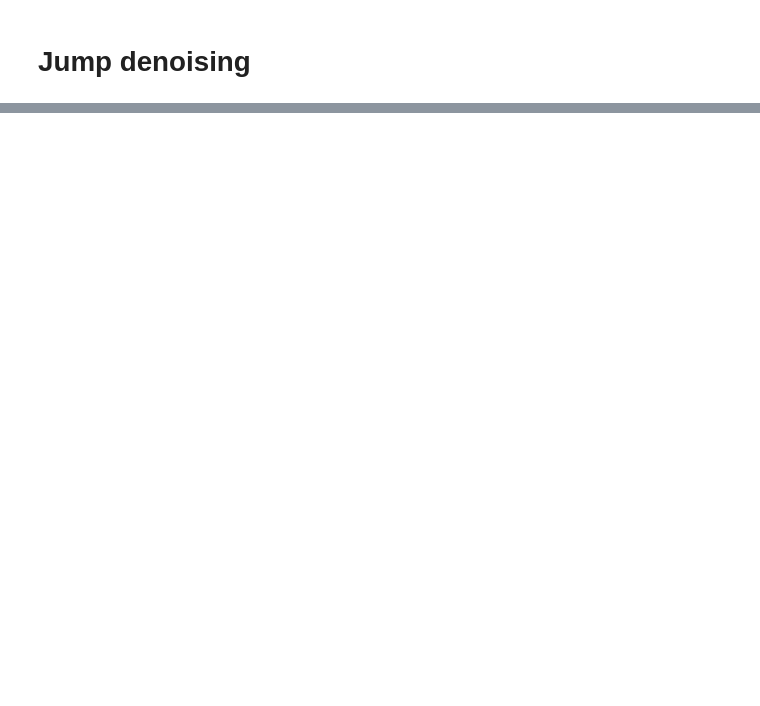
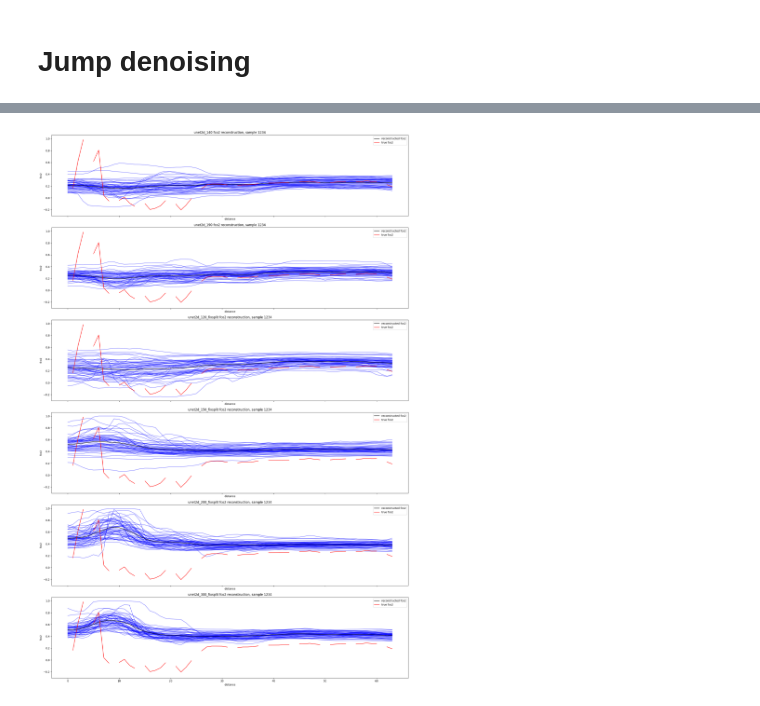
Before and after one commit to ebrusoni/fco2diffusion, a Jupyter notebook: training/eval.ipynb, the cells around one changed output, grey strips where cells are left out. Cells and saved outputs as stored; diff of their text form; code cells hidden in the pictures; blank space fills up the shorter version.

```diff
--- a/training/eval.ipynb
+++ b/training/eval.ipynb
@@ -322,0 +341,11 @@ plt.show()
+# %%
+
+fco2 = torch.from_numpy(val_ds[ix, 0:1, :]).float().view(1, 1, -1)
+nan_sample = torch.where(torch.isnan(fco2), torch.zeros_like(fco2), fco2)
+context = torch.from_numpy(val_ds[ix, 1:, :]).float().view(1, -1, 64)
+print(context.shape)
+print(sample.shape)
+
+jump = 5
+for model_name, model in models.items():
+    recs[model_name]['jump_denoising'] = one_jump_denoising(sample, model['model'], model['scheduler'], n_samples=50, jump=jump, timesteps=timesteps)
@@ -322,0 +361,21 @@ plt.show()
+# %%
+# plot the samples
+fig, axs = plt.subplots(n_models, 1, figsize=(20, n_models*5), sharex=True, sharey=True)
+# ax = plot_samples(axs[0], samples_1d.squeeze(1), sample[0:1, :], ix, "unet1d")
+# ax = plot_samples(axs[1], samples_2d.squeeze(1), sample[0:1, :], ix, "unet2d")
+# ax = plot_samples(axs[2], samples_2d_renko.squeeze(1), sample[0:1, :], ix, "unet2d_renko")
+# ax = plot_samples(axs[3], samples_2d_renko140.squeeze(1), sample[0:1, :], ix, "unet2d_renko140")
+# ax = plot_samples(axs[4], samples_2d_renko190.squeeze(1), sample[0:1, :], ix, "unet2d_renko190")
+# plt.tight_layout()
+# plt.show()
+for i, (model_name, rec) in enumerate(recs.items()):
+    plot_samples(axs[i], rec['jump_denoising'].squeeze(1), sample[0:1, :], ix, model_name)
+    axs[i].legend()
+    axs[i].set_title(f"{model_name} fco2 reconstruction, sample {ix}")
+    axs[i].set_xlabel('distance')
+    axs[i].set_ylabel('fco2')
+    axs[i].legend()
+plt.tight_layout()
+plt.show()
+# %% [output]
+[figure, added]
```
Also changed, not shown: parts of 22 cells of this notebook, 1 other file.
